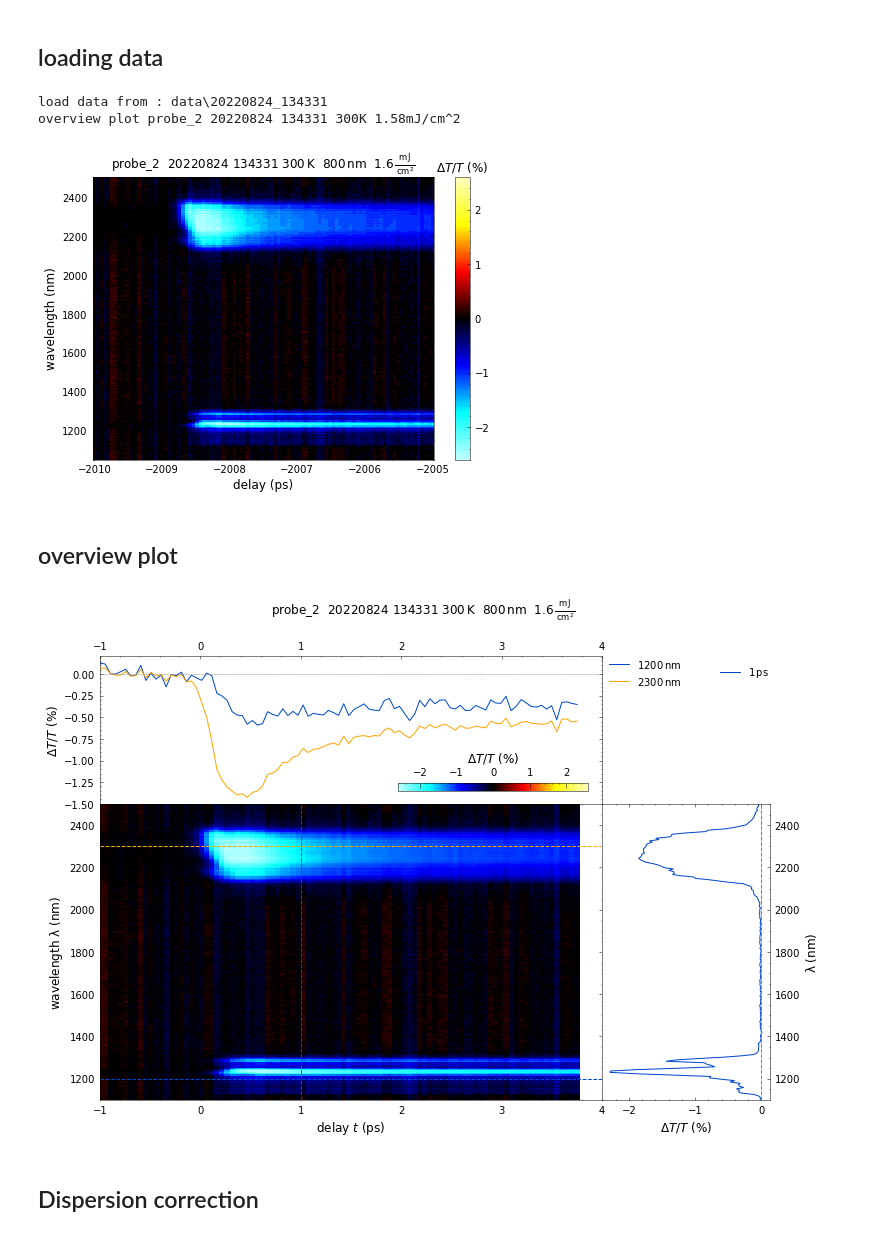
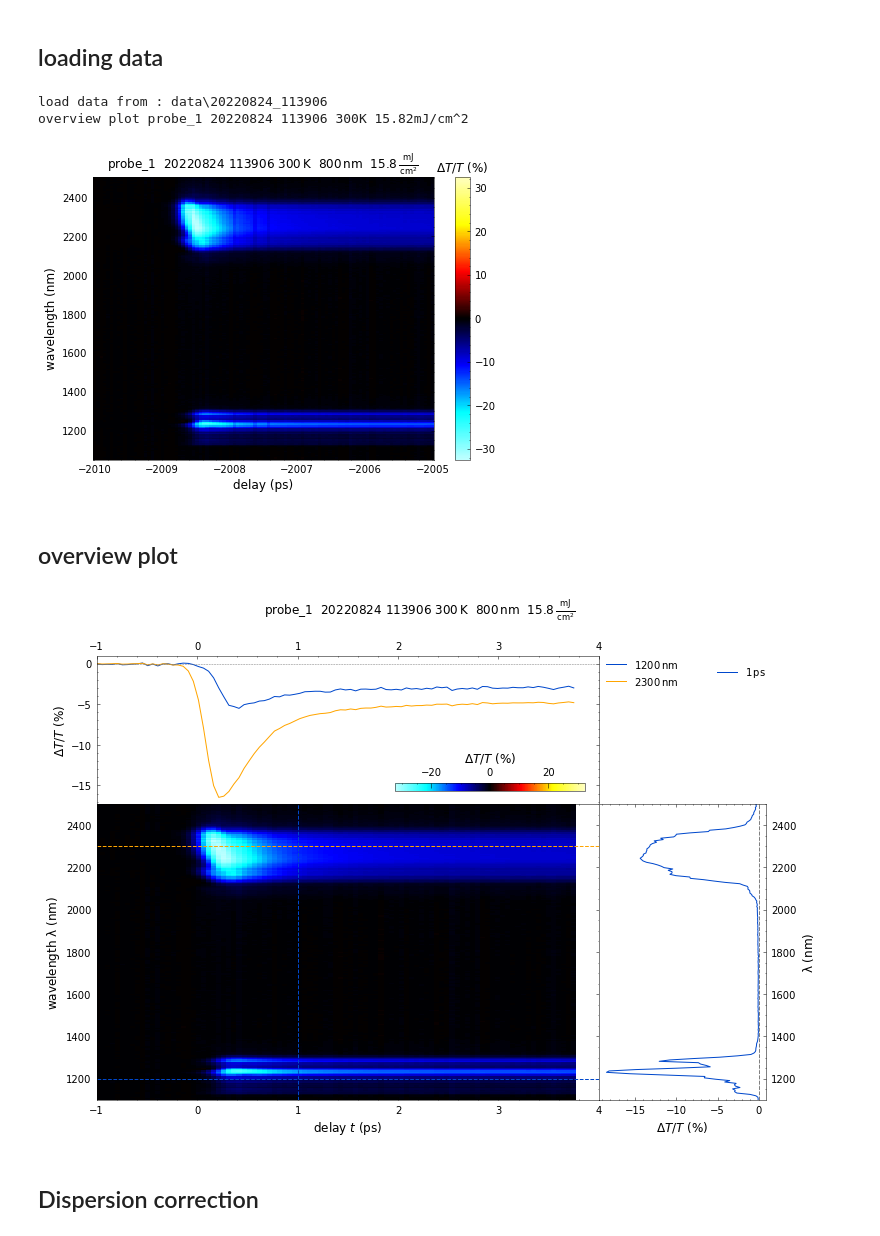
Before and after one commit to AvonReppert/udkm, a Jupyter notebook: docs/source/examples/opp_example.ipynb, the cells around one changed output. Cells and saved outputs as stored; diff of their text form; code cells hidden in the pictures.

```diff
--- a/docs/source/examples/opp_example.ipynb
+++ b/docs/source/examples/opp_example.ipynb
@@ -19,45 +19,45 @@ os.chdir(example_data_path)
 
 parameter_file_name = "parameters/parameters_example_1.txt"
 
-line = 1  #
+line = 0
 
 params = opp.get_scan_parameter(parameter_file_name, line)
 
 params["data_directory"] = "data\\"
 params["probe_method"] = "transmission"
 
 params["bool_force_reload"] = False
 
 params["slice_wl"] = [1200, 2300]
 params["slice_wl_width"] = [200, 200]
 
 params["slice_delay"] = [1]
 params["slice_delay_width"] = [0.5]
 
 
 params["t0"] = -2008.75
 params["exclude_loops"] = []
 params["bool_force_reload"] = True
 params["symmetric_colormap"] = True
 
 params["delay_min"] = -1
 params["delay_max"] = 4
 
 params["wl_min"] = 1100
 params["wl_max"] = 2500
 
 
 scan = opp.load_data(params)
 # %% [output]
-load data from : data\20220824_134331
-overview plot probe_2 20220824 134331 300K 1.58mJ/cm^2
+load data from : data\20220824_113906
+overview plot probe_1 20220824 113906 300K 15.82mJ/cm^2
-[figure, old version]
+[figure, new version]
 # %% [markdown]
 ## overview plot
 # %%
 opp.plot_overview(scan)
 # %% [output]
-[figure, old version]
+[figure, new version]
 # %% [markdown]
 ## Dispersion correction
 # %%
```
Also changed, not shown: 1 other file.
